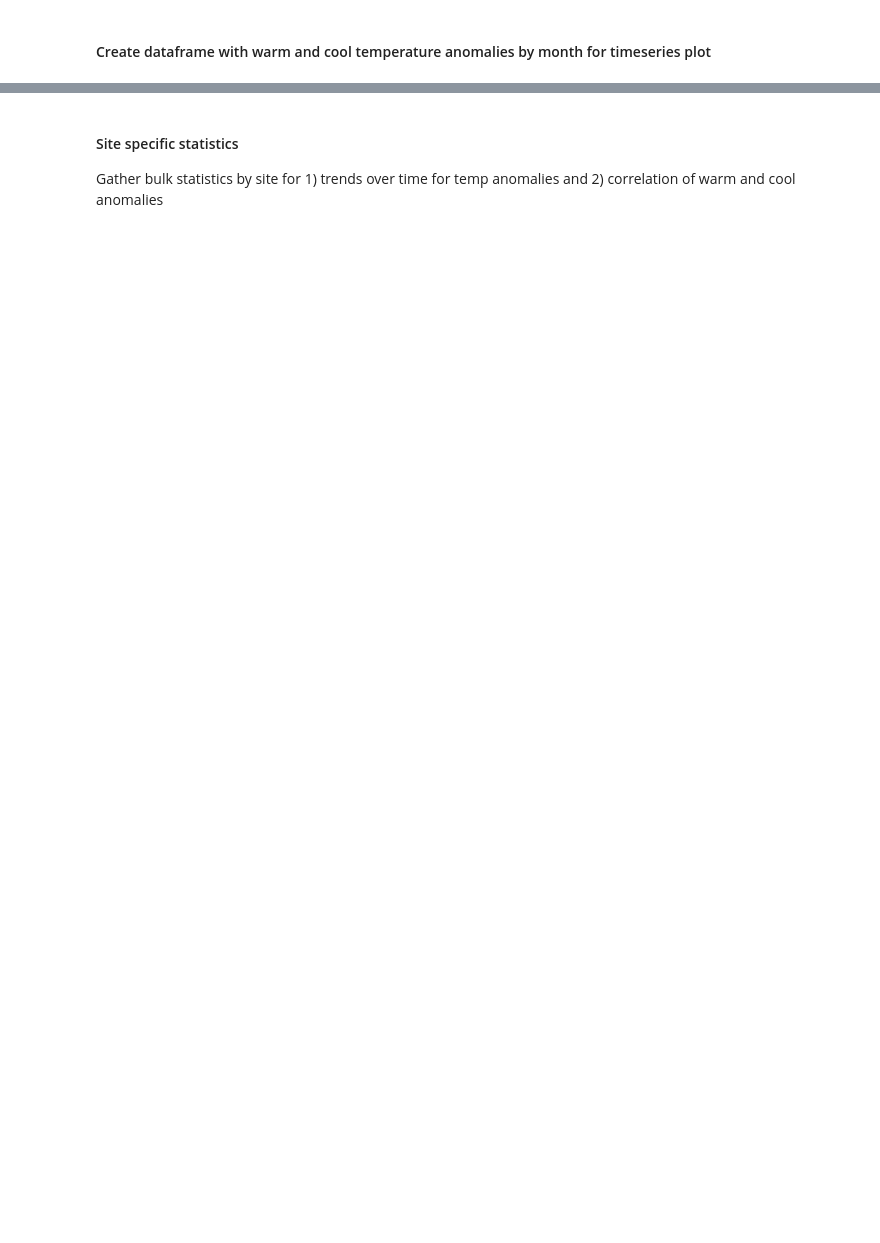
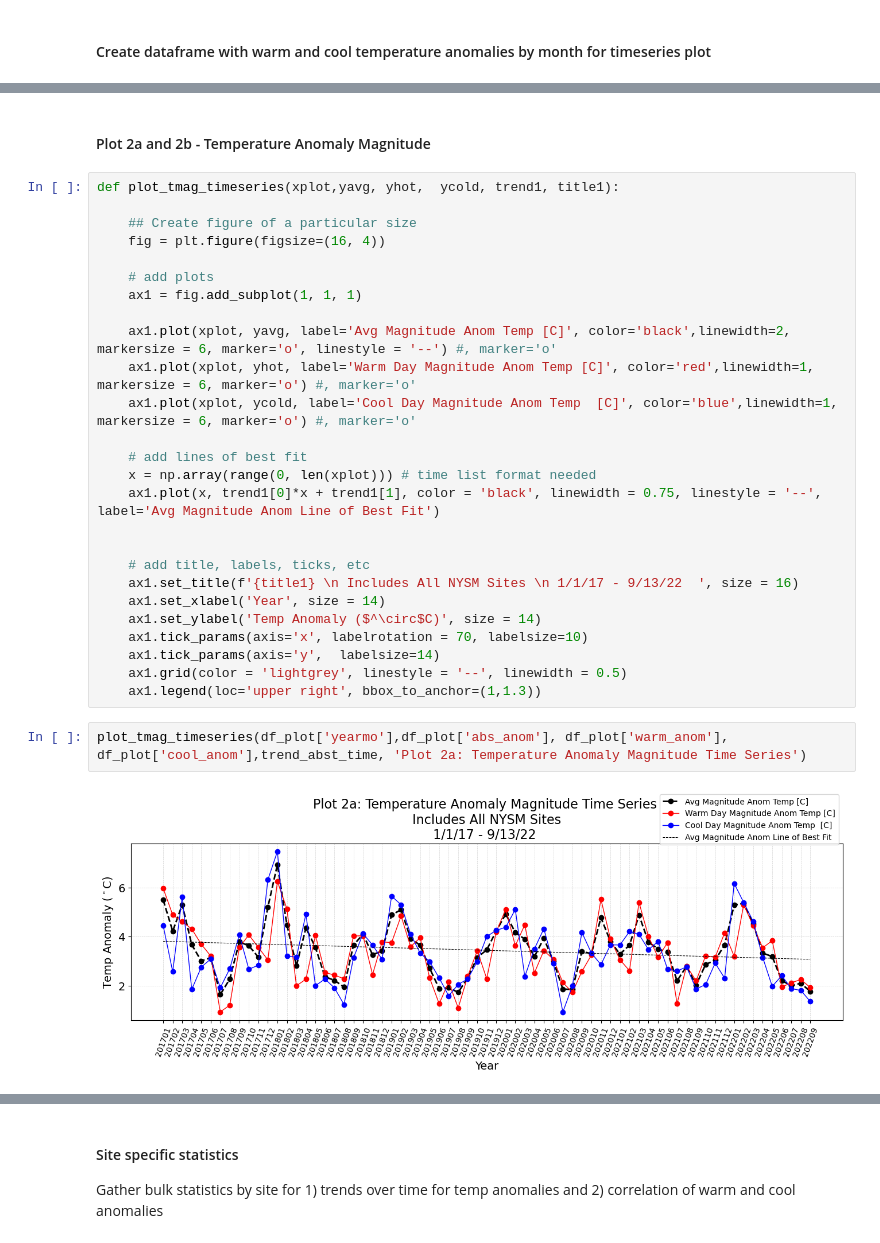
Before and after one commit to cgsutter/ATM622-General-Circulation, a Jupyter notebook: AA_NYSM.ipynb, the cells around one changed output, grey strips where cells are left out. Saved outputs shown, nothing was run; the diff lists cells and outputs as text; blank space fills up the shorter version.

```diff
--- a/AA_NYSM.ipynb
+++ b/AA_NYSM.ipynb
@@ -1042,0 +1059,32 @@ df_someout
+# %% [markdown]
+#### Plot 2a and 2b - Temperature Anomaly Magnitude
+# %%
+def plot_tmag_timeseries(xplot,yavg, yhot,  ycold, trend1, title1):
+
+    ## Create figure of a particular size
+    fig = plt.figure(figsize=(16, 4))
+
+    # add plots
+    ax1 = fig.add_subplot(1, 1, 1)
+
+    ax1.plot(xplot, yavg, label='Avg Magnitude Anom Temp [C]', color='black',linewidth=2, markersize = 6, marker='o', linestyle = '--') #, marker='o'
+    ax1.plot(xplot, yhot, label='Warm Day Magnitude Anom Temp [C]', color='red',linewidth=1, markersize = 6, marker='o') #, marker='o'
+    ax1.plot(xplot, ycold, label='Cool Day Magnitude Anom Temp  [C]', color='blue',linewidth=1, markersize = 6, marker='o') #, marker='o'
+
+    # add lines of best fit
+    x = np.array(range(0, len(xplot))) # time list format needed
+    ax1.plot(x, trend1[0]*x + trend1[1], color = 'black', linewidth = 0.75, linestyle = '--', label='Avg Magnitude Anom Line of Best Fit')
+
+
+    # add title, labels, ticks, etc
+    ax1.set_title(f'{title1} \n Includes All NYSM Sites \n 1/1/17 - 9/13/22  ', size = 16)
+    ax1.set_xlabel('Year', size = 14)
+    ax1.set_ylabel('Temp Anomaly ($^\circ$C)', size = 14)
+    ax1.tick_params(axis='x', labelrotation = 70, labelsize=10)
+    ax1.tick_params(axis='y',  labelsize=14)
+    ax1.grid(color = 'lightgrey', linestyle = '--', linewidth = 0.5)
+    ax1.legend(loc='upper right', bbox_to_anchor=(1,1.3))
+# %%
+plot_tmag_timeseries(df_plot['yearmo'],df_plot['abs_anom'], df_plot['warm_anom'], df_plot['cool_anom'],trend_abst_time, 'Plot 2a: Temperature Anomaly Magnitude Time Series')
+# %% [output]
+[figure, added]
```
Also changed, not shown: parts of 33 cells of this notebook.
